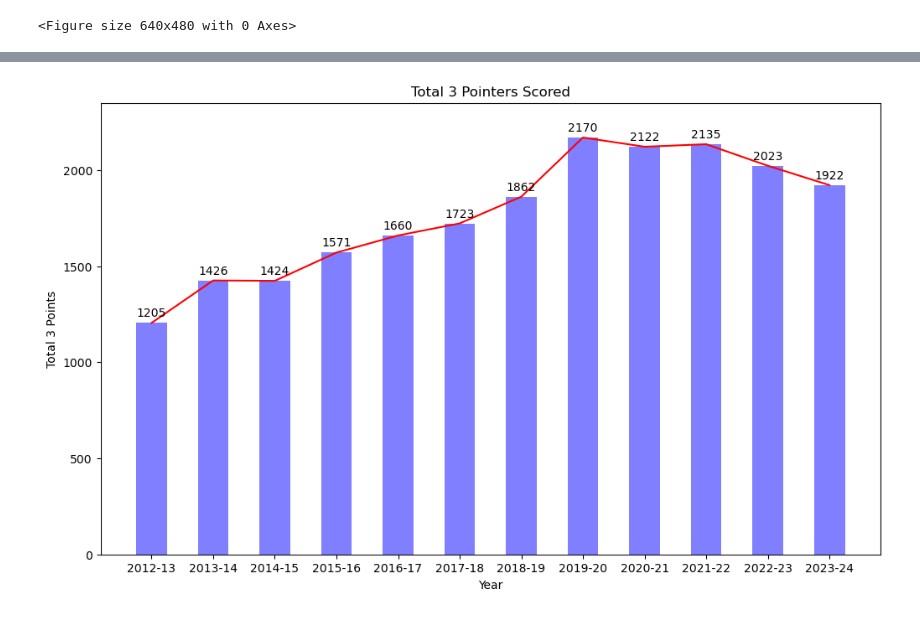
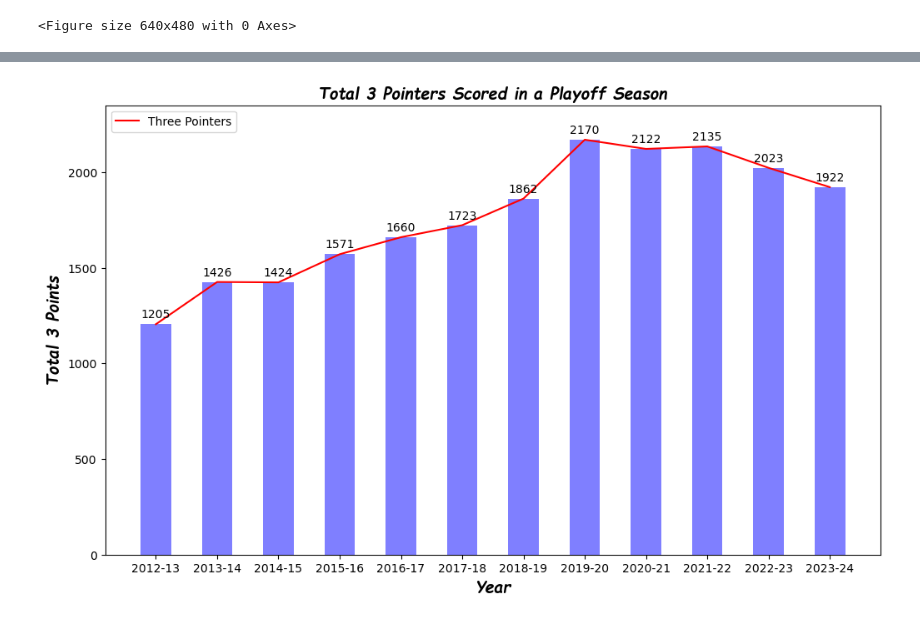
Before and after one commit to singhashishpal/Project_NBA, a Jupyter notebook: NBA Dataset/NBA.ipynb, the cells around one changed output, grey strips where cells are left out. Cells and saved outputs as stored; diff of their text form; code cells hidden in the pictures.

```diff
--- a/NBA Dataset/NBA.ipynb
+++ b/NBA Dataset/NBA.ipynb
@@ -148,28 +150,30 @@ plt.show()
 # %%
 # Calculating Three Pointers Points for Playoffs Season
 
 po_year = playoffs_df['Year'].unique()                      # po_year is the unique years for playoffs season
 
 po_year_grouped = playoffs_df.groupby('Year')               # po_year_grouped is the grouped years. The result is DataFrameGroupBy object.
 
 po_three_points = po_year_grouped['FG3M'].sum()             # po_three_points is the total number of three pointers scored in a playoffs season.
 
 po_three_df = pd.DataFrame(po_three_points)
 
 
 # 2nd visualization: Total Three pointers scored in Playoffs Season.
 
 plt.figure(figsize=(12,7))
-plt.plot(po_year, po_three_df['FG3M'], color = 'r')
+plt.plot(po_year, po_three_df['FG3M'], label='Three Pointers', color = 'r')
 plt.bar(po_year, po_three_df['FG3M'], color= 'b', alpha = 0.5, width = 0.5)
 
 for j, value in enumerate(po_three_df['FG3M']):
     plt.text(j, value+20, str(value), ha='center', va='bottom')
 
-plt.xlabel('Year')
-plt.ylabel('Total 3 Points')
-plt.title('Total 3 Pointers Scored')
+plt.xlabel('Year', fontdict={'fontsize': 14, 'fontweight': 'bold', 'fontstyle': 'italic', 'family': 'cursive'})
+plt.ylabel('Total 3 Points', fontdict={'fontsize': 14, 'fontweight': 'bold', 'fontstyle': 'italic', 'family': 'cursive'})
+plt.legend().set_loc('upper left')
+plt.title('Total 3 Pointers Scored in a Playoff Season', fontdict={'fontsize': 14, 'fontweight': 'bold', 'fontstyle': 'italic', 'family': 'cursive'})
+plt.savefig("Figures/Total 3 Pointers Scored in a Playoff Season.png")
 plt.ylim(0, 2350)
 plt.show()
 # %% [output]
-[figure, old version]
+[figure, new version]
```
Also changed, not shown: parts of 3 cells of this notebook, 1 other file.
